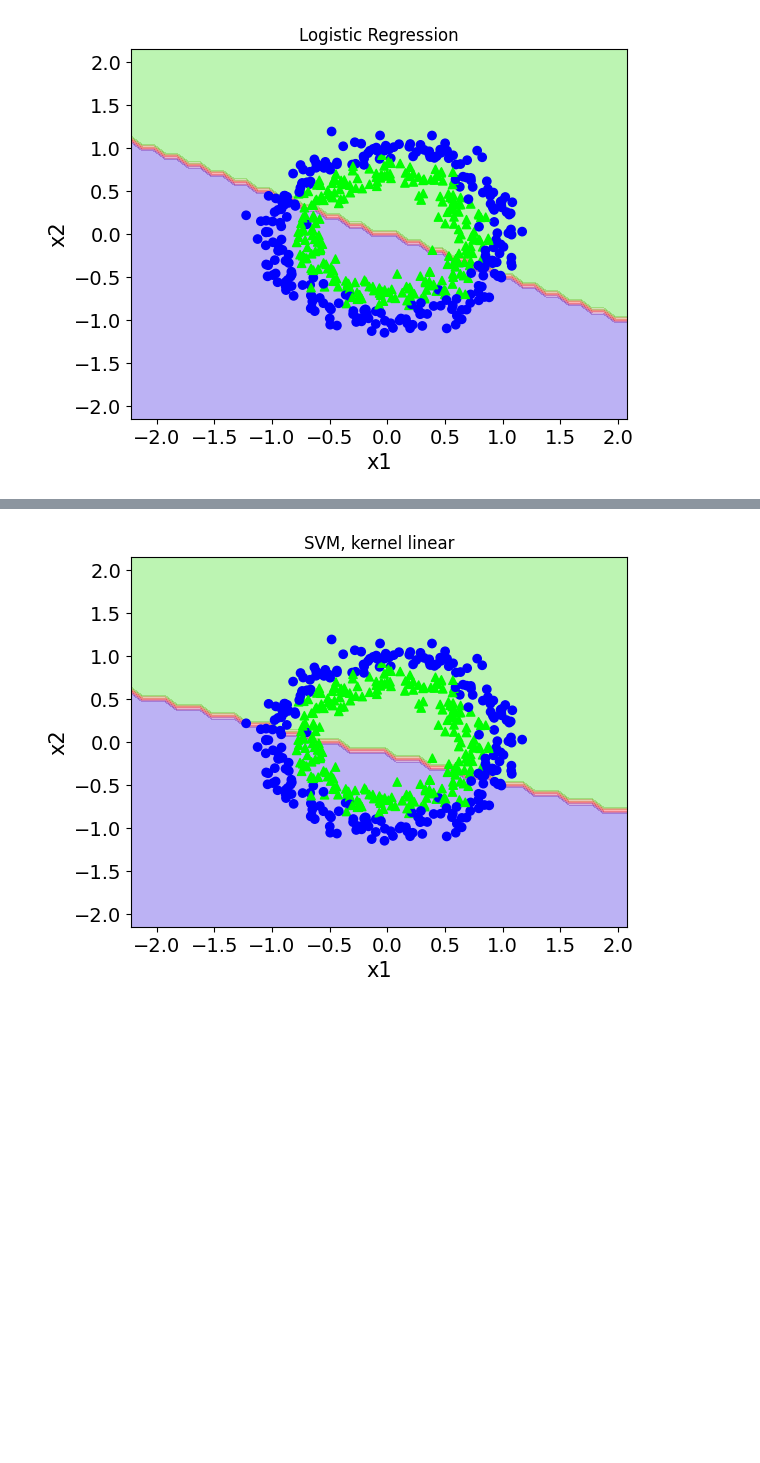
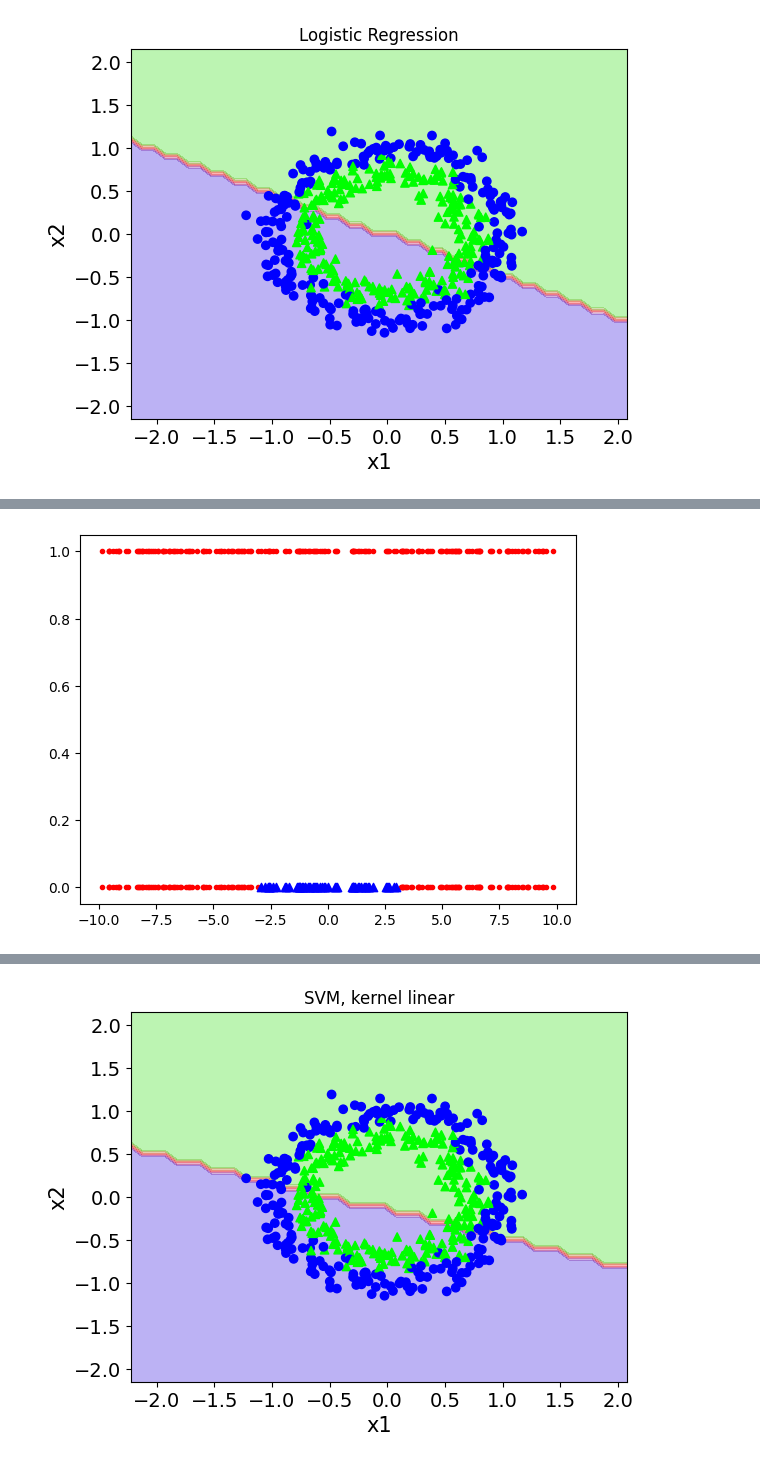
Before and after one commit to smastelini/eng-soft-ml-uel, a Jupyter notebook: aula-4.ipynb, the cells around one changed output, grey strips where cells are left out. Saved outputs shown, nothing was run; the diff lists cells and outputs as text; code cells hidden in the pictures; blank space fills up the shorter version.

```diff
--- a/aula-4.ipynb
+++ b/aula-4.ipynb
@@ -594,0 +624,20 @@ plt.show()
+# %%
+preds = log_reg.predict(x[:, None])
+
+for c in [0, 1]:
+    mask = y == c
+    x_ = x[mask]
+
+    plt.scatter(x_, np.zeros(len(x_)), color=colors[c], marker=markers[c])
+
+
+for c in [0, 1]:
+    mask = preds == c
+    x_ = x[mask]
+
+    # Predições
+    plt.scatter(x_, np.ones(len(x_)), color=colors[c], marker=markers[c])
+
+plt.show()
+# %% [output]
+[figure, added]
```
Also changed, not shown: parts of 19 cells of this notebook, 1 other file.
